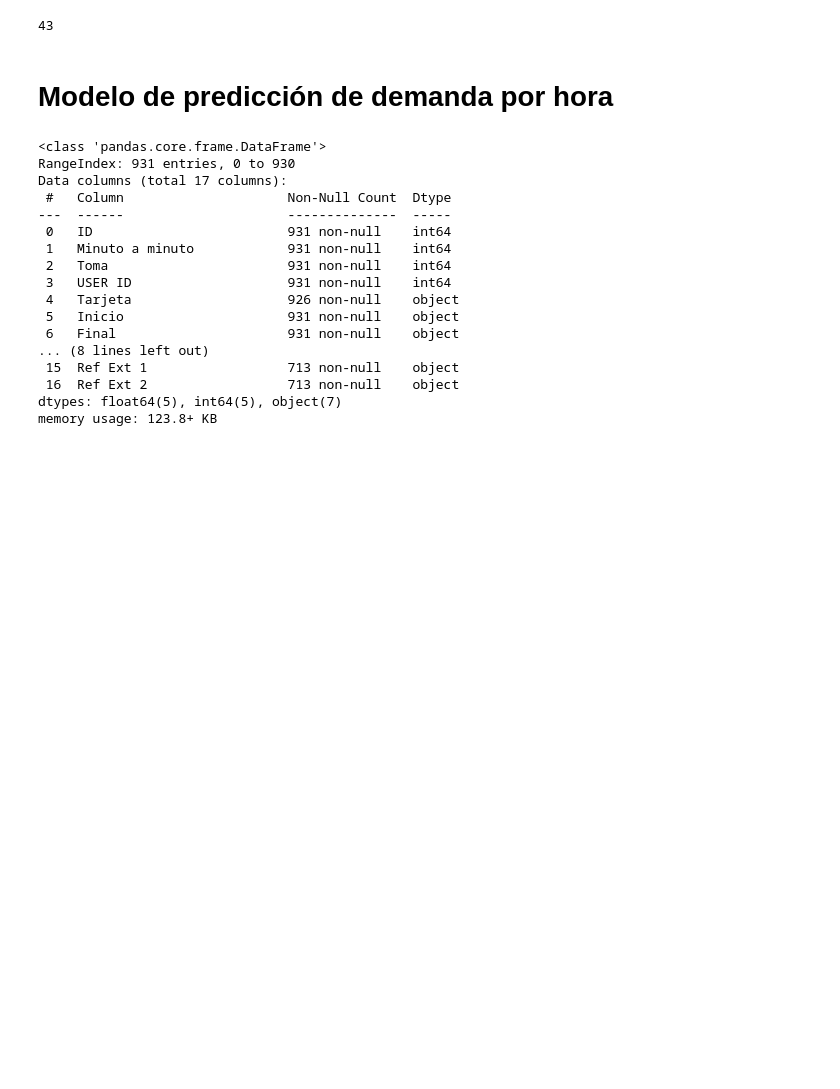
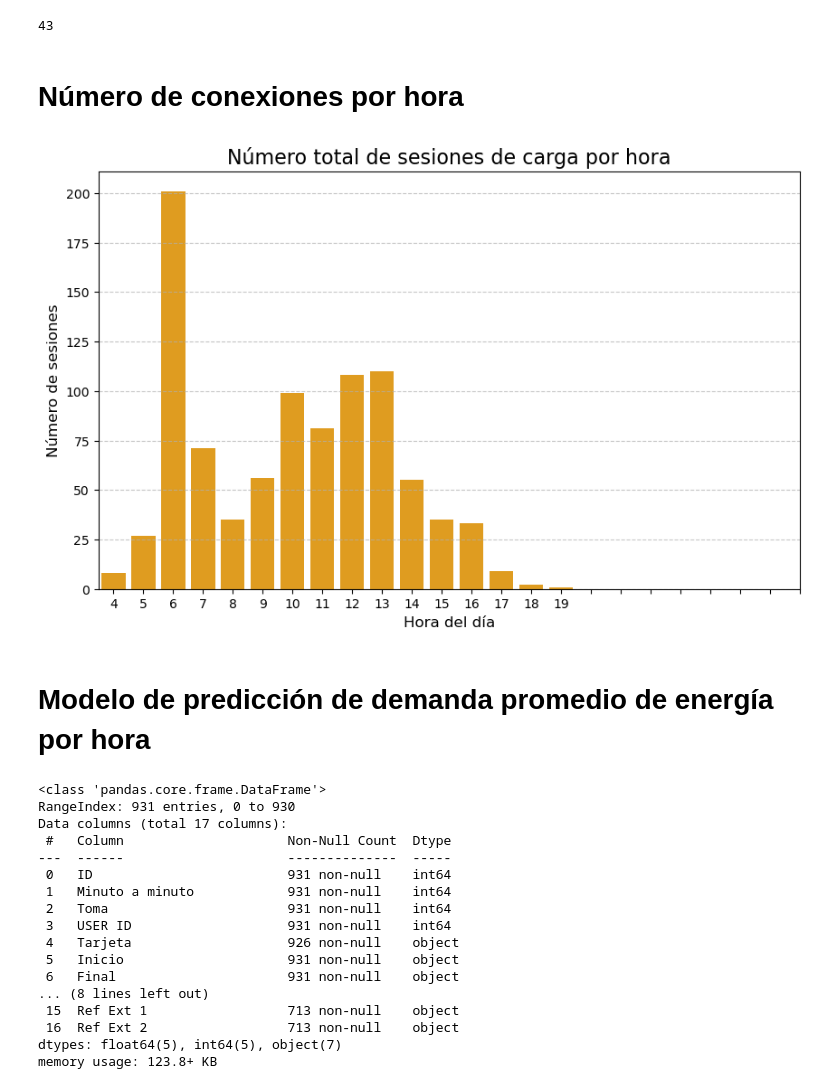
Before and after one commit to kmgomezm/DataHackHub, a Jupyter notebook: analisis_exploratorio_datos.ipynb, the cells around one changed output. Saved outputs shown, nothing was run; the diff lists cells and outputs as text; code cells hidden in the pictures; blank space fills up the shorter version.

```diff
--- a/analisis_exploratorio_datos.ipynb
+++ b/analisis_exploratorio_datos.ipynb
@@ -123,8 +123,36 @@ transacciones
 sesiones['Tarjeta'].nunique()
 # %% [output]
 43
+# %% [markdown]
+# Número de conexiones por hora
+# %%
+# 1. Extraer la hora de inicio de cada sesión (columna 'Inicio')
+sesiones['Hora'] = pd.to_datetime(sesiones['Inicio']).dt.hour  # Extrae solo la hora (0-23)
+
+# 2. Contar sesiones por hora
+sesiones_por_hora = sesiones['Hora'].value_counts().sort_index()
+
+# 3. Gráfico de barras (promedio de sesiones por hora)
+plt.figure(figsize=(10, 6))
+sns.barplot(
+    x=sesiones_por_hora.index,
+    y=sesiones_por_hora.values,
+    color='orange',
+)
+
+# 4. Personalizar el gráfico
+plt.title('Número total de sesiones de carga por hora', fontsize=16)
+plt.xlabel('Hora del día', fontsize=12)
+plt.ylabel('Número de sesiones', fontsize=12)
+plt.xticks(range(0, 24))  # Eje X de 0 a 23 horas
+plt.grid(axis='y', linestyle='--', alpha=0.7)
+
+# 5. Mostrar el gráfico
+plt.show()
+# %% [output]
+[figure, added]
 # %% [markdown]
-# Modelo de predicción de demanda por hora
+# Modelo de predicción de demanda promedio de energía por hora
 # %%
 sesiones.info()
 # %% [output]
```
Also changed, not shown: parts of 1 cell of this notebook.
